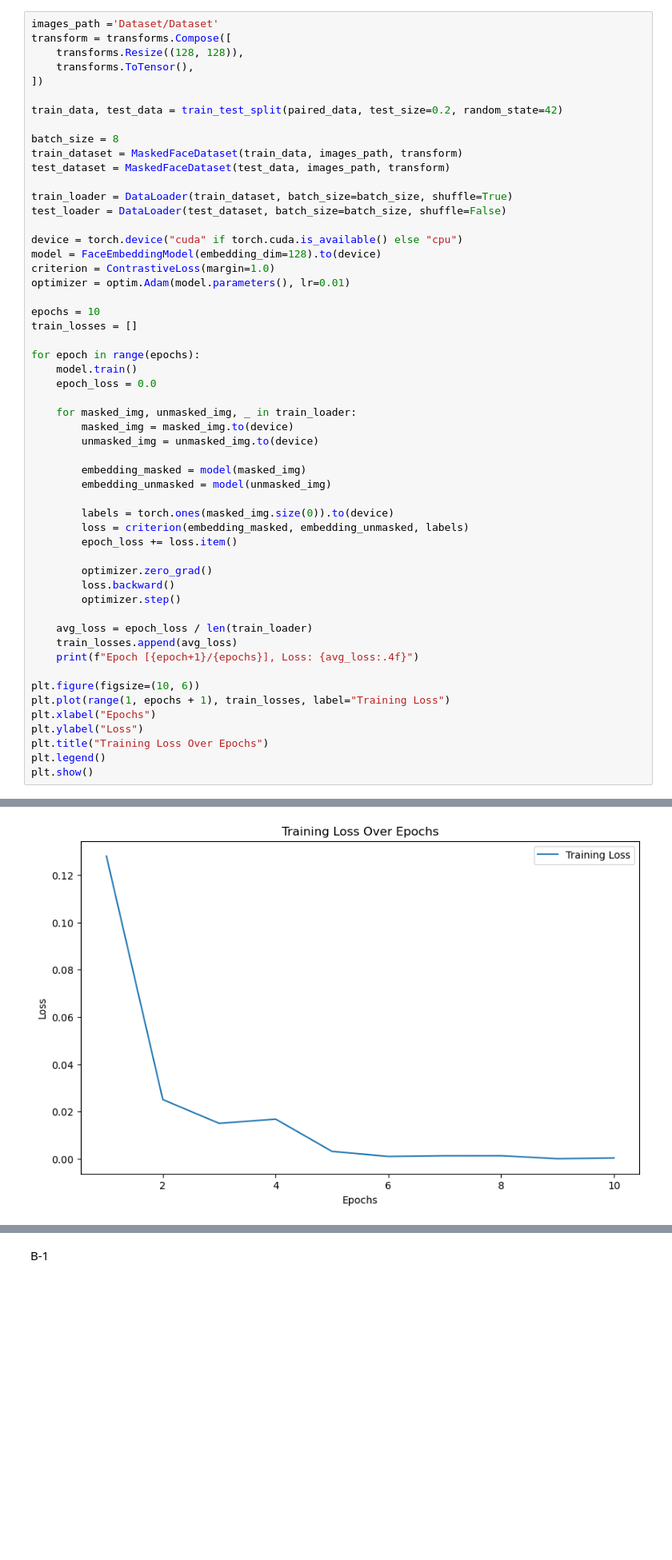
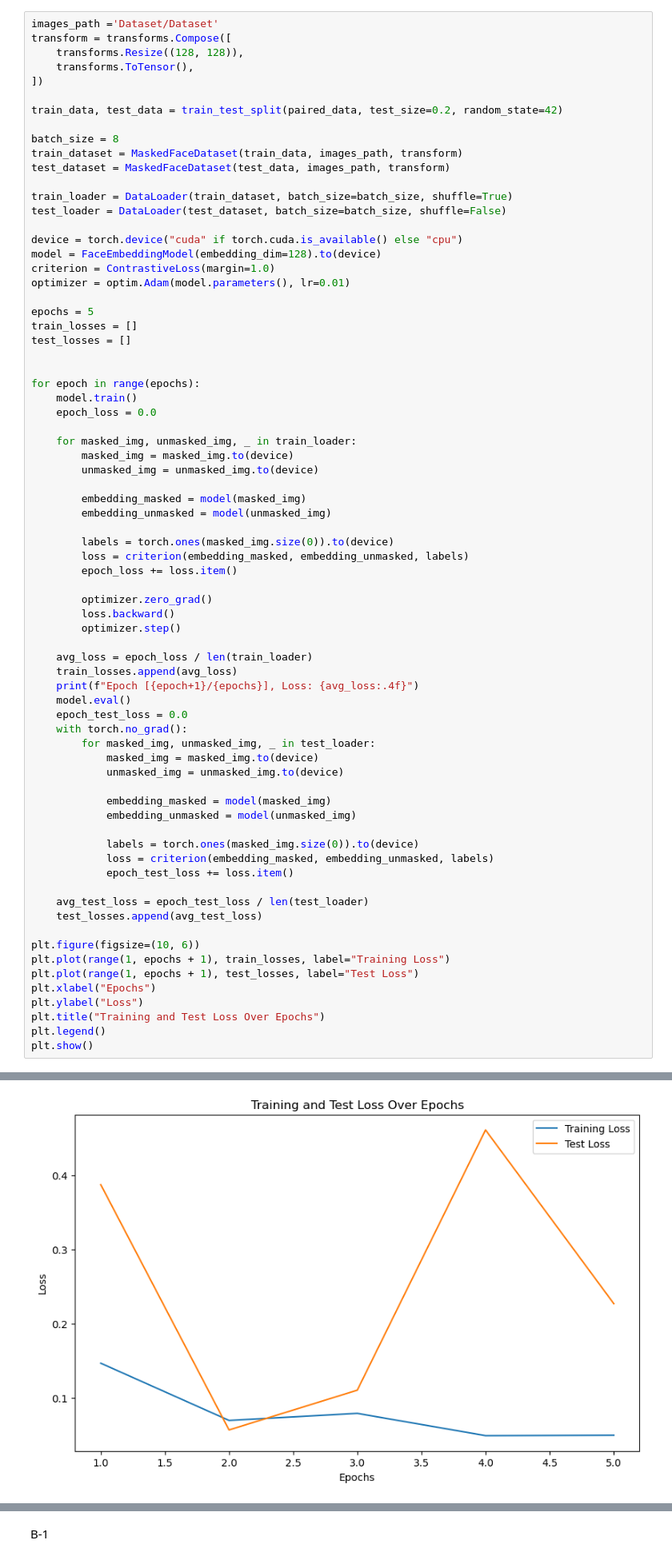
Before and after one commit to andrewtyv/IAU, a Jupyter notebook: assesment.ipynb, the cells around one changed output, grey strips where cells are left out. Shown at 80% size. Saved outputs shown, nothing was run; the diff lists cells and outputs as text; blank space fills up the shorter version.

```diff
--- a/assesment.ipynb
+++ b/assesment.ipynb
@@ -181,8 +181,10 @@ model = FaceEmbeddingModel(embedding_dim=128).to(device)
 criterion = ContrastiveLoss(margin=1.0)
 optimizer = optim.Adam(model.parameters(), lr=0.01)
 
-epochs = 10
+epochs = 5
 train_losses = []
+test_losses = []
+
 
 for epoch in range(epochs):
     model.train()
@@ -206,12 +208,29 @@ for epoch in range(epochs):
     avg_loss = epoch_loss / len(train_loader)
     train_losses.append(avg_loss)
     print(f"Epoch [{epoch+1}/{epochs}], Loss: {avg_loss:.4f}")
+    model.eval()
+    epoch_test_loss = 0.0
+    with torch.no_grad():
+        for masked_img, unmasked_img, _ in test_loader:
+            masked_img = masked_img.to(device)
+            unmasked_img = unmasked_img.to(device)
+
+            embedding_masked = model(masked_img)
+            embedding_unmasked = model(unmasked_img)
+
+            labels = torch.ones(masked_img.size(0)).to(device)
+            loss = criterion(embedding_masked, embedding_unmasked, labels)
+            epoch_test_loss += loss.item()
+
+    avg_test_loss = epoch_test_loss / len(test_loader)
+    test_losses.append(avg_test_loss)
 
 plt.figure(figsize=(10, 6))
 plt.plot(range(1, epochs + 1), train_losses, label="Training Loss")
+plt.plot(range(1, epochs + 1), test_losses, label="Test Loss")
 plt.xlabel("Epochs")
 plt.ylabel("Loss")
-plt.title("Training Loss Over Epochs")
+plt.title("Training and Test Loss Over Epochs")
 plt.legend()
 plt.show()
 # %% [output]
@@ -228,4 +242,4 @@ Epoch [10/10], Loss: 0.0003
-[figure, old version]
+[figure, new version]
 # %%
 def visualize_embeddings(model, dataloader, title, n_ids=5):
     model.eval()
```
Also changed, not shown: parts of 2 cells of this notebook.
